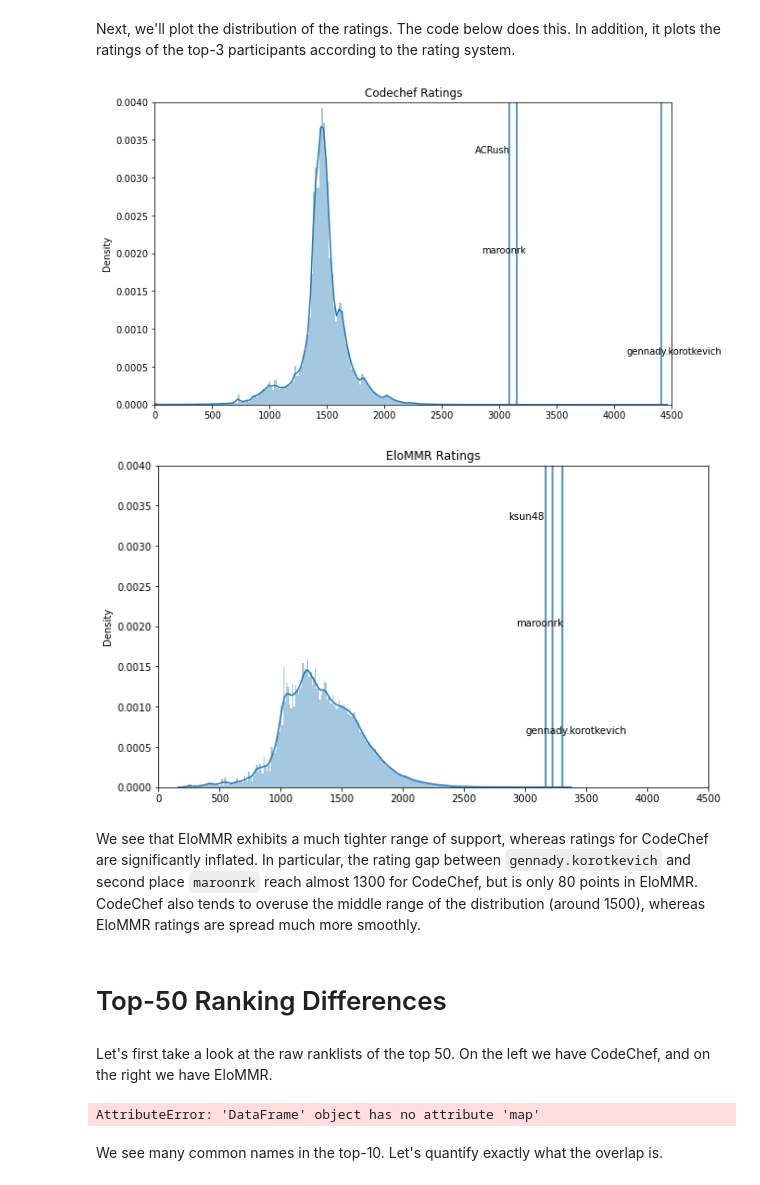
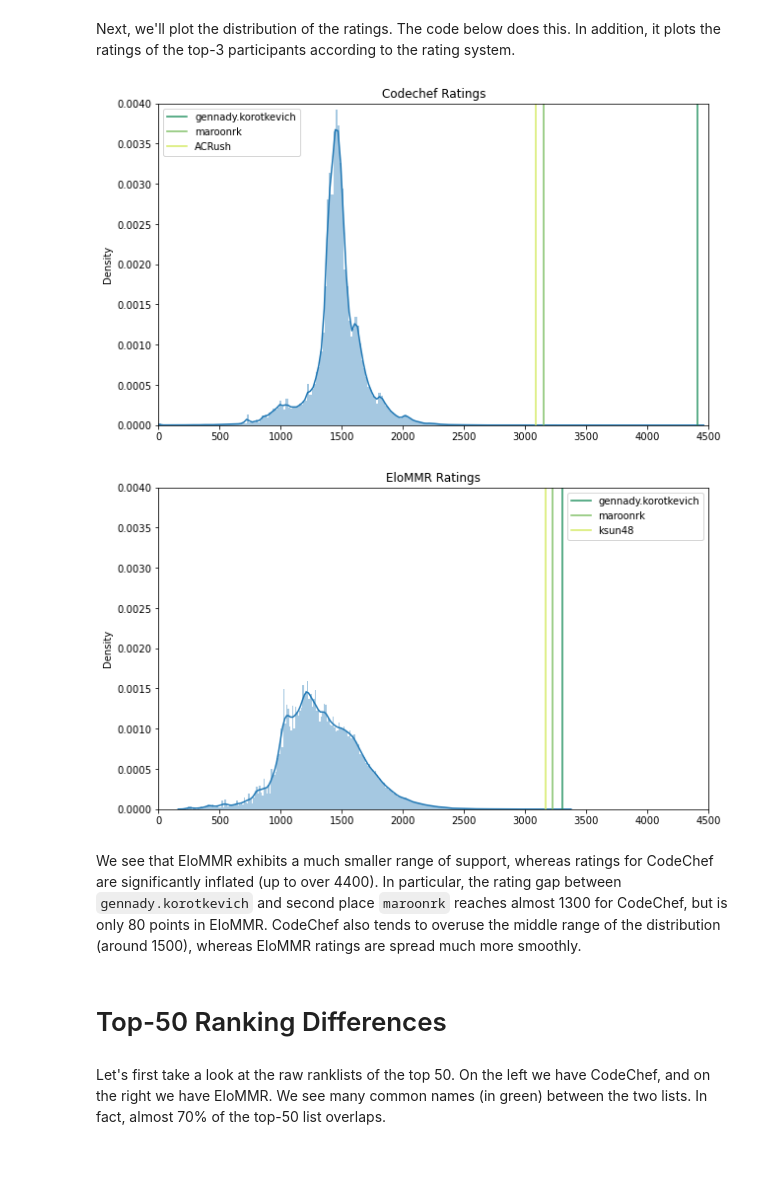
Before and after one commit to EbTech/Elo-MMR, a Jupyter notebook: scripts/notebooks/codechef-experiments.ipynb, the cells around one changed output. Saved outputs shown, nothing was run; the diff lists cells and outputs as text; code cells hidden in the pictures.

```diff
--- a/scripts/notebooks/codechef-experiments.ipynb
+++ b/scripts/notebooks/codechef-experiments.ipynb
@@ -140,8 +143,8 @@ for contest in tqdm(checkpoint_contests):
         r_mmr = mmr_final[user]
         r_cc = codechef_final[user]
 
-        rankdev_mmr += rank_dev(r_mmr, *result[1:]) / num_participants
-        rankdev_cc += rank_dev(r_cc, *result[1:]) / num_participants
+        rankdev_mmr += rank_dev(r_mmr, *result[1:]) / (num_participants - 1)
+        rankdev_cc += rank_dev(r_cc, *result[1:]) / (num_participants - 1)
 
         num_obs += 1
 
@@ -155,52 +158,42 @@ As expected, the EloMMR algorithm is slightly more accurate with a lower ranking
 # %% [markdown]
 Next, we'll plot the distribution of the ratings. The code below does this. In addition, it plots the ratings of the top-3 participants according to the rating system.
 # %%
-import seaborn
-from matplotlib import rcParams
+import seaborn as sns
+from matplotlib import rcParams, cm
 import matplotlib.pyplot as plt
 
 # Add same columns to mmr ratings
 mmr_rank['username'] = mmr_rank.handle
 mmr_rank['ratings'] = mmr_rank.display_rating
 
 rcParams['figure.figsize'] = (10, 6)
 
 xlo, xhi = 0, 4500
 ylo, yhi = 0, 0.004
 def plot_top_k(rankings, k=3):
+    cmap = cm.get_cmap('summer')
     for i in range(k):
-        plt.axvline(rankings.ratings.iloc[i])
-        plt.text(rankings.ratings.iloc[i] - 300, (i+1/2) * yhi / k, rankings.username.iloc[i])
+        col = cmap((i+1/2)/k)
+        plt.axvline(rankings.ratings.iloc[i], label=rankings.username.iloc[i], color=col)
+    plt.legend()
 
 def plot_distribution(rankings, title):
     plt.figure()
     data = pd.DataFrame(data={'data': rankings.ratings})
-    ax = seaborn.distplot(data, bins=250)
+    ax = sns.distplot(data, bins=250)
     plot_top_k(rankings)
     ax.set_xlim([xlo, xhi]);
     ax.set_ylim([ylo, yhi]);
     ax.set_title(title);
 
 plot_distribution(codechef_rank, 'Codechef Ratings')
 plot_distribution(mmr_rank, 'EloMMR Ratings')
 # %% [output]
-[figure, old version]
+[figure, new version]
-[figure, old version]
+[figure, new version]
 # %% [markdown]
-We see that EloMMR exhibits a much tighter range of support, whereas ratings for CodeChef are significantly inflated. In particular, the rating gap between `gennady.korotkevich` and second place `maroonrk` reach almost 1300 for CodeChef, but is only 80 points in EloMMR. CodeChef also tends to overuse the middle range of the distribution (around 1500), whereas EloMMR ratings are spread much more smoothly.
+We see that EloMMR exhibits a much smaller range of support, whereas ratings for CodeChef are significantly inflated (up to over 4400). In particular, the rating gap between `gennady.korotkevich` and second place `maroonrk` reaches almost 1300 for CodeChef, but is only 80 points in EloMMR. CodeChef also tends to overuse the middle range of the distribution (around 1500), whereas EloMMR ratings are spread much more smoothly.
 # %% [markdown]
 # Top-50 Ranking Differences
 # %% [markdown]
-Let's first take a look at the raw ranklists of the top 50. On the left we have CodeChef, and on the right we have EloMMR.
+Let's first take a look at the raw ranklists of the top 50. On the left we have CodeChef, and on the right we have EloMMR. We see many common names (in green) between the two lists. In fact, almost 70% of the top-50 list overlaps.
-# %%
-cc_top50 = codechef_rank.iloc[:50]
-mmr_top50 = mmr_rank[['username', 'ratings']].iloc[:50]
-
-combined = pd.concat([d.reset_index(drop=True) for d in [cc_top50, mmr_top50]], axis=1)
-color = (combined.username == 'maroonrk').map({True: 'background-color: green', False: ''})
-combined.style.apply(lambda s: color)
-display(combined)
-# %% [output]
-AttributeError: 'DataFrame' object has no attribute 'map'
-# %% [markdown]
-We see many common names in the top-10. Let's quantify exactly what the overlap is.
```
Also changed, not shown: parts of 8 cells of this notebook.
